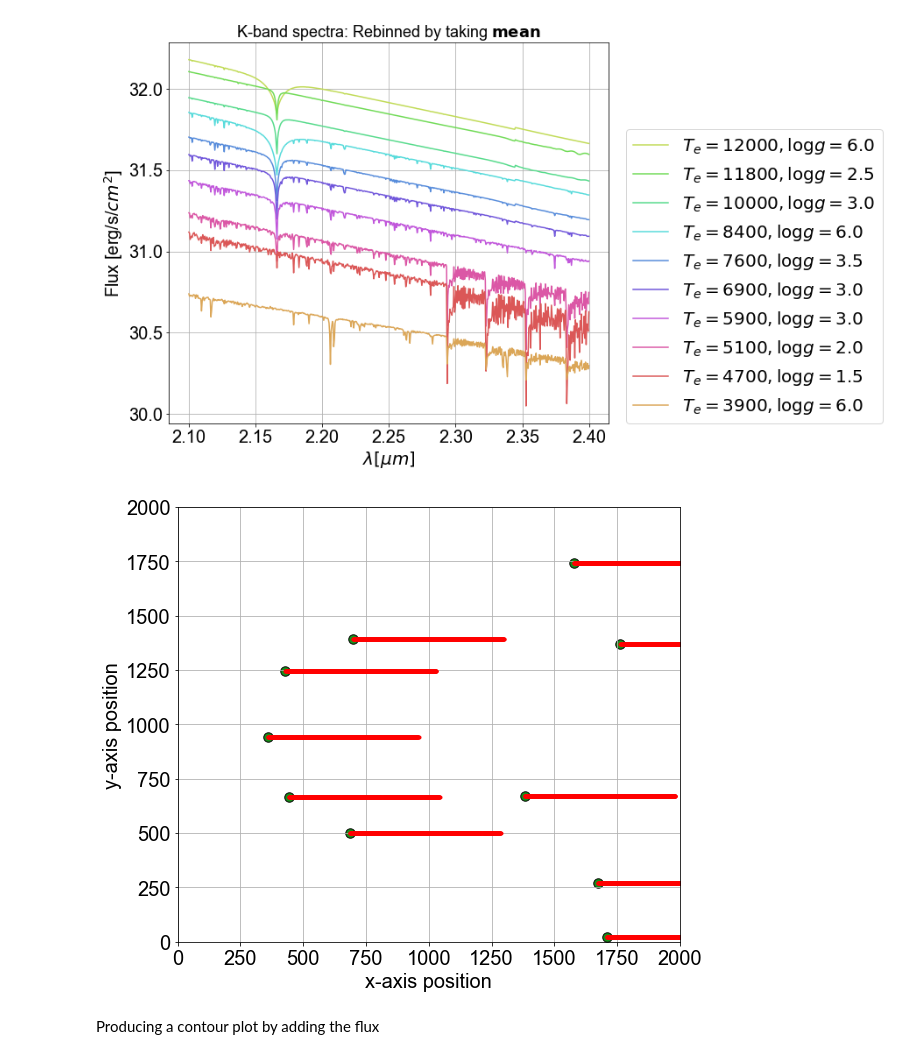
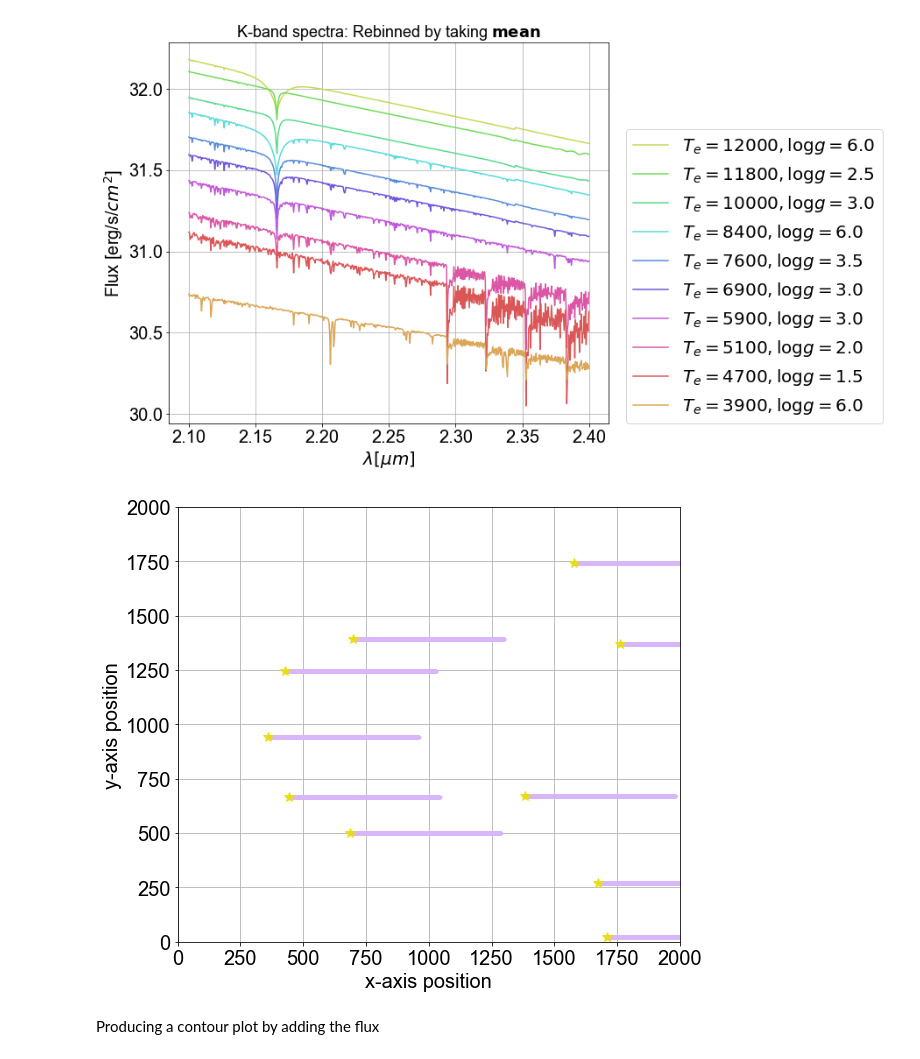
Before and after one commit to SoumyaShreeram/Slitless_spectroscopy, a Jupyter notebook: 01_Simulating_Spectra.ipynb, the cells around one changed output. Saved outputs shown, nothing was run; the diff lists cells and outputs as text; code cells hidden in the pictures.

```diff
--- a/01_Simulating_Spectra.ipynb
+++ b/01_Simulating_Spectra.ipynb
@@ -68,18 +68,17 @@ data_dir = os.path.join(current_dir, "Data")
 # number of stars and generating their random positions
 num_stars = 10
 l_pix, u_pix = 0, 2000
-x_pos = ss.generateRandInt(l_pix, u_pix, num_stars)
-y_pos = ss.generateRandInt(l_pix, u_pix, num_stars)
-
-# corresponsing resolution
-r = 1000
+generate_new_pos = False
+x_pos, y_pos = ss.starPositions(l_pix, u_pix, num_stars, generate_new_pos,\
+                             'Data/pos_arr.npy')
 
 # wavelength to pixel conversions
 delta_lambda = 0.0005  # micro meter ==  1 pixel
 k_band_lambda0 = 2.2
+k_band_range = 0.3 # micro meter
+
+# corresponsing resolution and dispersion size
 r = k_band_lambda0/delta_lambda
-
-k_band_range = 0.3 # micro meter
 disperse_range = k_band_range/delta_lambda
 print('The spectra is dispersed over %d pixels'%disperse_range)
 
@@ -194,19 +193,11 @@ for i in range(num_spectra):
     flux_k2D[i] = flux_k2D[i]/np.max(flux_k2D[i])
 # %% [output]
 [figure]
-# %%
-fig, ax = plt.subplots(1,1,figsize=(9,8))
-
-# plotting the stars
-ax.scatter(x_pos, y_pos, s=90, c="g", alpha=0.9, marker="o", edgecolors='k')
-pt.setLabel(ax, 'x-axis position', 'y-axis position', '', [l_pix, u_pix], \
-            [l_pix, u_pix], legend=False)
-
-# dispersing them in the k-band
-x_disperse, y_disperse = ss.disperseStars(x_pos, y_pos, disperse_range, waves_k, ax, \
-                                          dispersion_angle)
-# %% [output]
-[figure, removed]
+# %%
+x_disperse, y_disperse = pt.plotDispersedStars(x_pos, y_pos, l_pix, u_pix, \
+                                               disperse_range, waves_k, dispersion_angle)
+# %% [output]
+[figure, added]
 # %% [markdown]
 Producing a contour plot by adding the flux
 # %%
```
Also changed, not shown: parts of 1 cell of this notebook, 5 other files.
